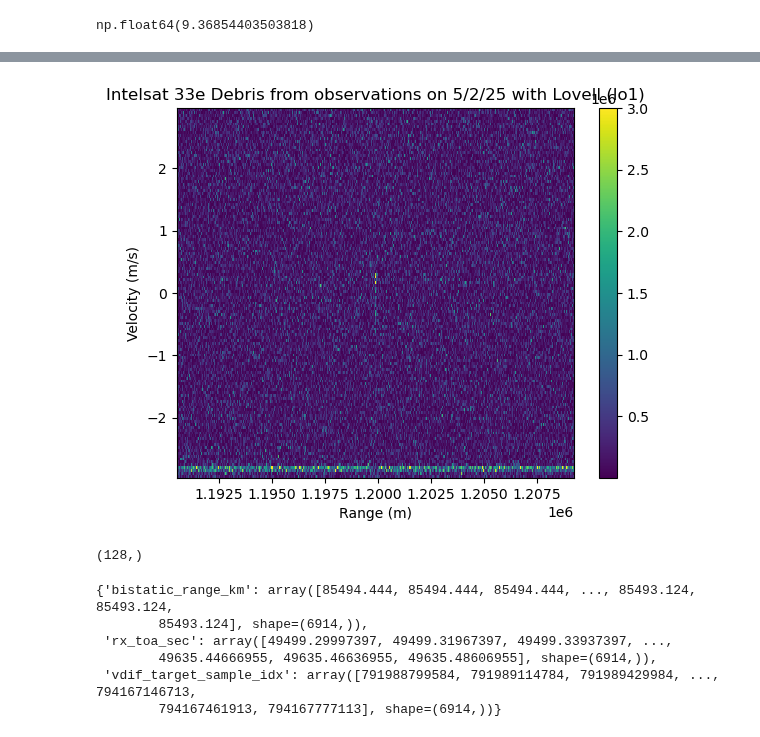
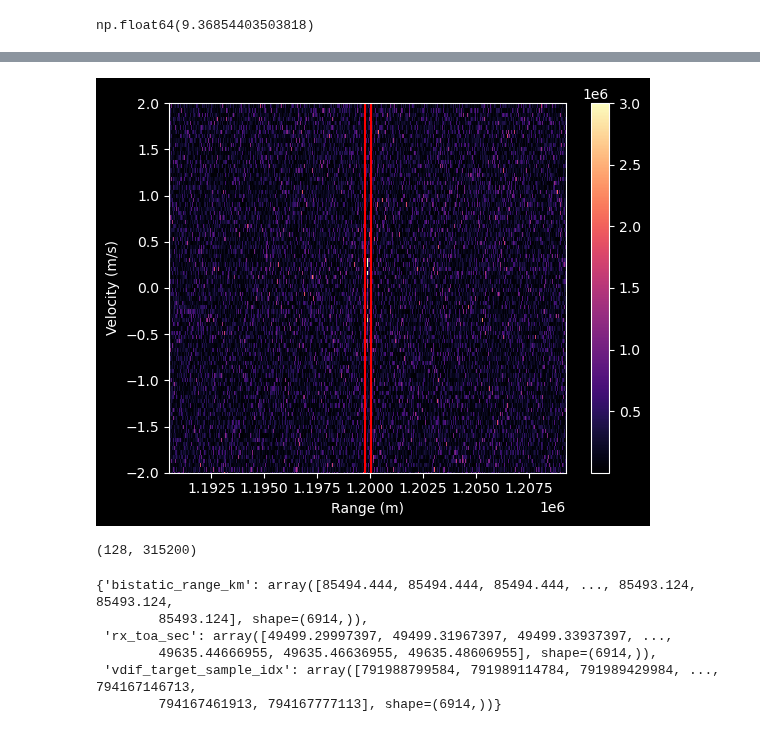
Before and after one commit to phoeberyder/atlas_rb, a Jupyter notebook: nam_plots.ipynb, the cells around one changed output, grey strips where cells are left out. Drawn from its saved outputs; the diff is of its cells as text; code cells hidden in the pictures.

```diff
--- a/nam_plots.ipynb
+++ b/nam_plots.ipynb
@@ -344,0 +450,3 @@ len(pola)
+# %%
+unshifted_range_doppler = np.fft.fft(windowed_cdat_pc, axis=0)
+range_doppler = np.fft.fftshift(unshifted_range_doppler, axes=0)
@@ -345,4 +455,5 @@ len(pola)
 # %%
+# vdif a
 ts = load.timescale()
 freqs = np.fft.fftfreq(points, d=1/samp_rate) # Used for Fourier Shift RCM correction
 startoffset = 0# int(samp_rate * 100)
@@ -371,8 +482,8 @@ peak_history = []
 print(f'Total strips to process: {number_of_strips}')
 
 
-for n in range():
-    n=15
+for n in range(number_of_strips):
+
     print(f"Processing strip {n+1} of {number_of_strips}", end='\r')
 
     start_idx = startoffset + (n * cpi_jump_samples)
@@ -527,6 +955,7 @@ np.int64(191082)
 # %%
-plt.plot(10*np.log10(incoho_sum +1e-12)-np.max(10*np.log10(incoho_sum +1e-12)))
-plt.xlabel('samples')
+plt.style.use('dark_background')
+plt.plot(10*np.log10(incoho_sum +1e-12)-np.max(10*np.log10(incoho_sum +1e-12)), color='plum')
+plt.xlabel('Samples')
 plt.ylabel('Power (dB)')
 plt.show()
 # %% [output]
@@ -545,18 +974,29 @@ plt.show()
+# %%
+unshifted_range_doppler = np.fft.fft(cdat_pc, axis=0)
+range_doppler = np.fft.fftshift(unshifted_range_doppler, axes=0)
 # %%
+max_velocity = c / (4 * pri * (freq))
+
+lowest_value = -max_velocity
+range_axis = np.linspace(0, pri * c / 2, cdat_pc.shape[1])
+range_axis = range_axis[127075:129075]
+velocity_axis = np.linspace(lowest_value, max_velocity, range_doppler.shape[0])
 plt.figure()
-plt.pcolormesh(range_axis, velocity_axis, np.abs(range_doppler ** 2), shading="auto", vmax=3e6)
+plt.pcolormesh(range_axis, velocity_axis, np.abs(range_doppler[:, 127075:129075] ** 2), shading='auto', vmax=3e6, cmap='magma')
 plt.colorbar()
 plt.xlabel("Range (m)")
 plt.ylabel("Velocity (m/s)")
-plt.title('Intelsat 33e Debris from observations on 5/2/25 with Lovell (lo1)')
-plt.xlim([range_axis[low], range_axis[high]])
+# plt.title('Intelsat 33e Debris from observations on 5/2/25 with Lovell')
+plt.vlines([range_axis[985], range_axis[1020]], -2, 2, 'r')
+# plt.xlim([range_axis[127075], range_axis[129075]])
+plt.ylim(-2, 2)
 plt.show()
 # %% [output]
-[figure, old version]
+[figure, new version]
 # %%
-range_doppler[:, 0].shape
+range_doppler.shape
 # %% [output]
-(128,)
+(128, 315200)
 # %%
 tot_1 = 49500.80709520000 # one time of transmit in seconds since midnight utc
 tx_tot = np.unique(np.sort(np.concatenate(
```
Also changed, not shown: parts of 32 cells of this notebook, 9 other files.
